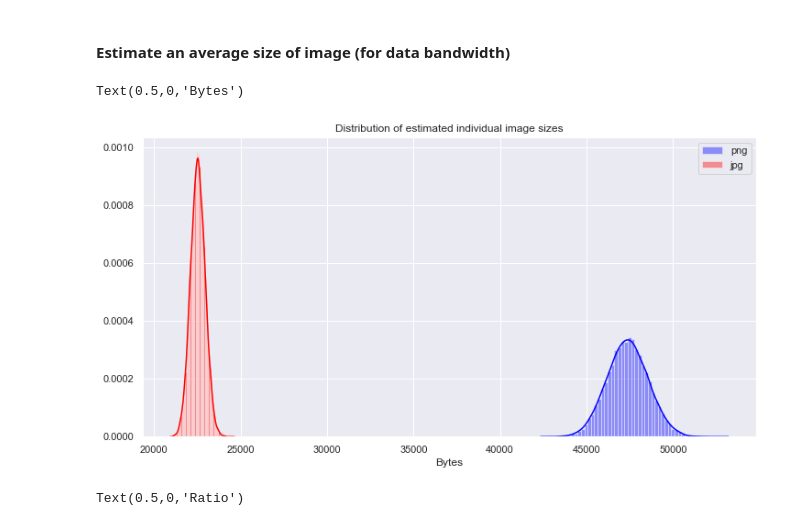
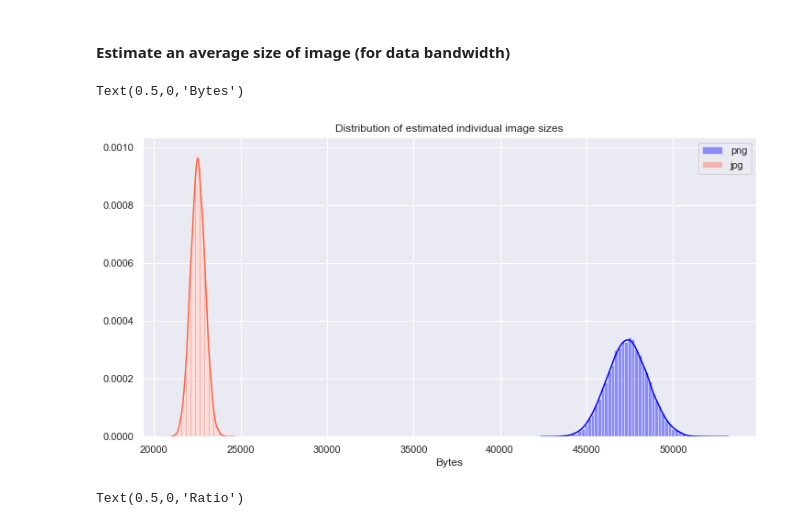
Before and after one commit to jarrodnbender88/gn-bootstrap-ci-img-format, a Jupyter notebook: Bootstrap_CI_Image_Format_Recommendation.ipynb, the cells around one changed output. Cells and saved outputs as stored; diff of their text form; code cells hidden in the pictures.

```diff
--- a/Bootstrap_CI_Image_Format_Recommendation.ipynb
+++ b/Bootstrap_CI_Image_Format_Recommendation.ipynb
@@ -411,18 +411,18 @@ bootstrap_dist_ratio_mean = sns.algorithms.bootstrap(df_sample_data.bytes_jpg /
 # %%
 
 data_png = bootstrap_dist_png_mean
 data_jpg = bootstrap_dist_jpg_mean
 
 # Visualize
 plt.figure(figsize=(12,6))
 sns.distplot(data_png,label='png', color="blue")
-sns.distplot(data_jpg,label='jpg', color="red")
+sns.distplot(data_jpg,label='jpg', color="tomato")
 plt.title("Distribution of estimated individual image sizes")
 plt.legend()
 plt.xlabel('Bytes')
 # %% [output]
 Text(0.5,0,'Bytes')
-[figure, old version]
+[figure, new version]
 # %%
 # data for visualization & percentile calc
 data_diff = bootstrap_dist_diff_mean
```
Also changed, not shown: parts of 1 cell of this notebook.
